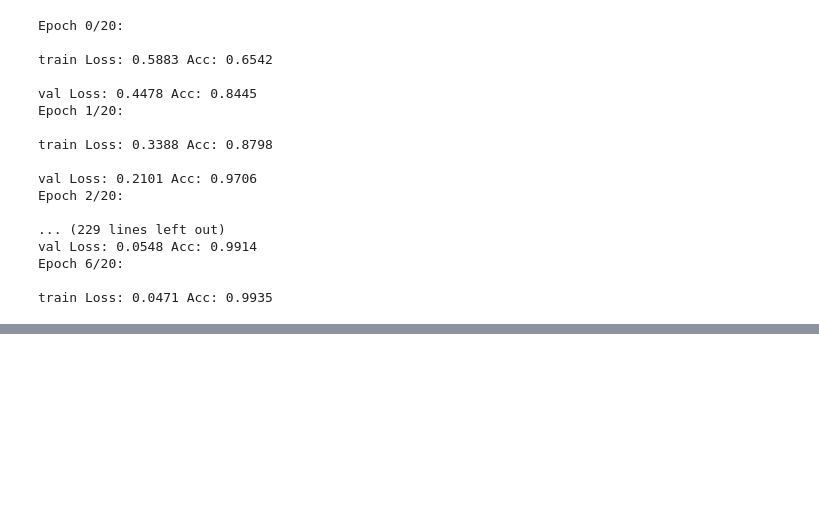
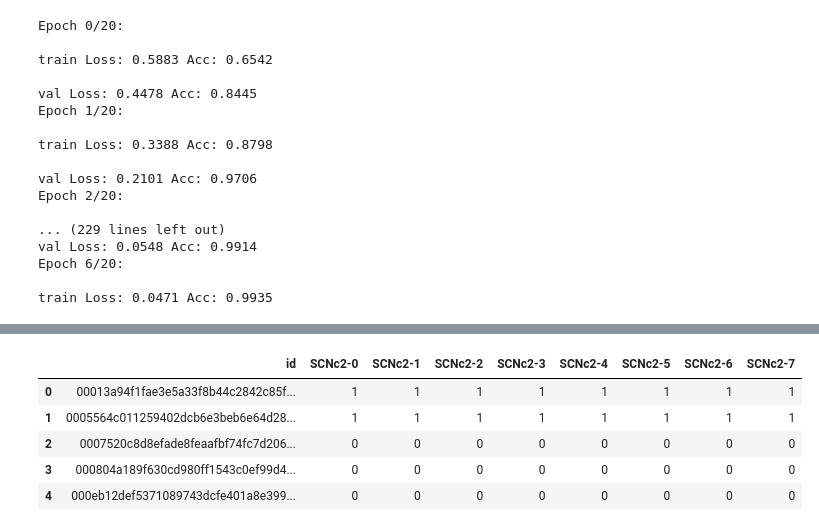
Before and after one commit to BIDMAL/idao-2021, a Jupyter notebook: trackA/SCN-type.ipynb, the cells around one changed output, grey strips where cells are left out. Cells and saved outputs as stored; diff of their text form; code cells hidden in the pictures; blank space fills up the shorter version.

```diff
--- a/trackA/SCN-type.ipynb
+++ b/trackA/SCN-type.ipynb
@@ -317,0 +354,10 @@ len(dict_pred['SCNc2-1'])
+# %%
+data_frame['id'] = data_frame['id'].apply(lambda x: x.split('\\\\')[1])
+data_frame.head()
+# %% [output]
+|  | id | SCNc2-0 | SCNc2-1 | SCNc2-2 | SCNc2-3 | SCNc2-4 | SCNc2-5 | SCNc2-6 | SCNc2-7 |
+| 0 | 00013a94f1fae3e5a33f8b44c2842c85f... | 1 | 1 | 1 | 1 | 1 | 1 | 1 | 1 |
+| 1 | 0005564c011259402dcb6e3beb6e64d28... | 1 | 1 | 1 | 1 | 1 | 1 | 1 | 1 |
+| 2 | 0007520c8d8efade8feaafbf74fc7d206... | 0 | 0 | 0 | 0 | 0 | 0 | 0 | 0 |
+| 3 | 000804a189f630cd980ff1543c0ef99d4... | 0 | 0 | 0 | 0 | 0 | 0 | 0 | 0 |
+| 4 | 000eb12def5371089743dcfe401a8e399... | 0 | 0 | 0 | 0 | 0 | 0 | 0 | 0 |
```
Also changed, not shown: parts of 5 cells of this notebook, 1 other file.
